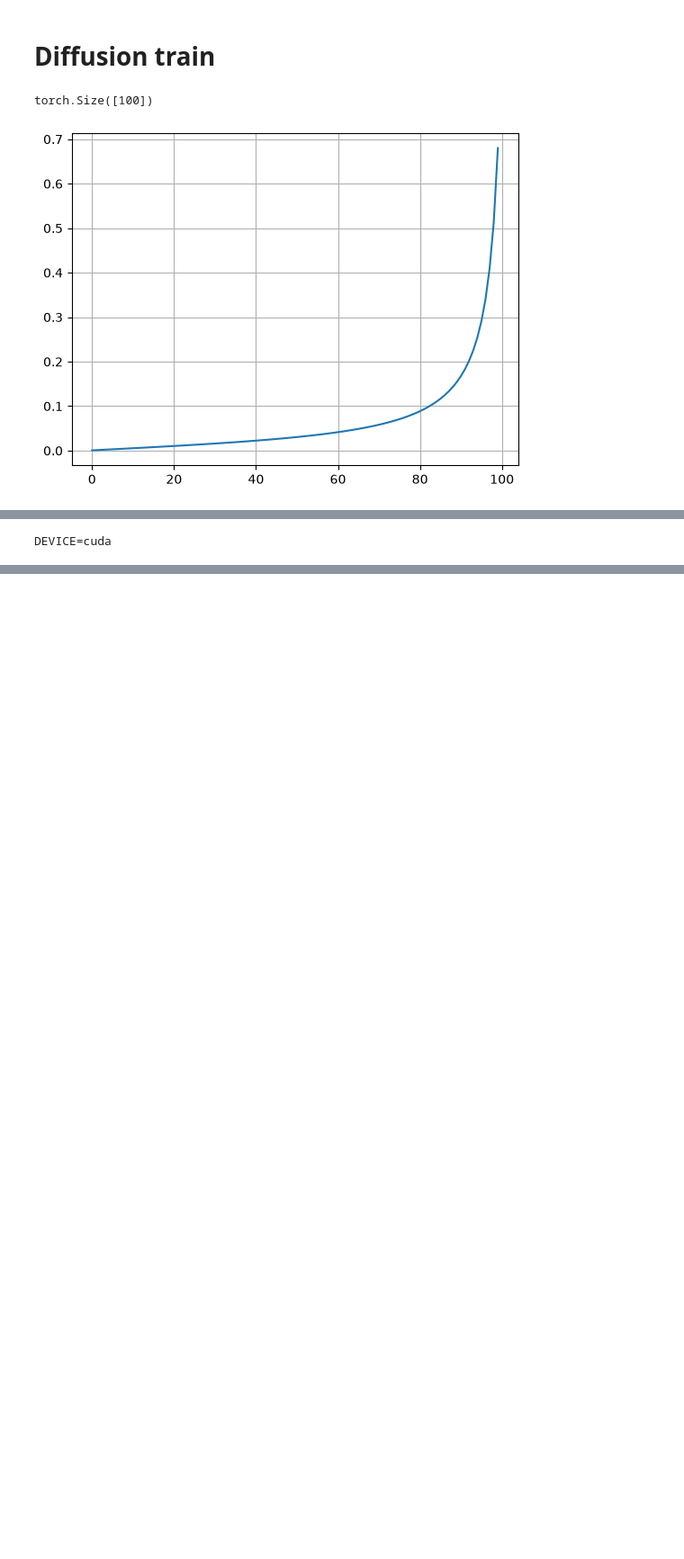
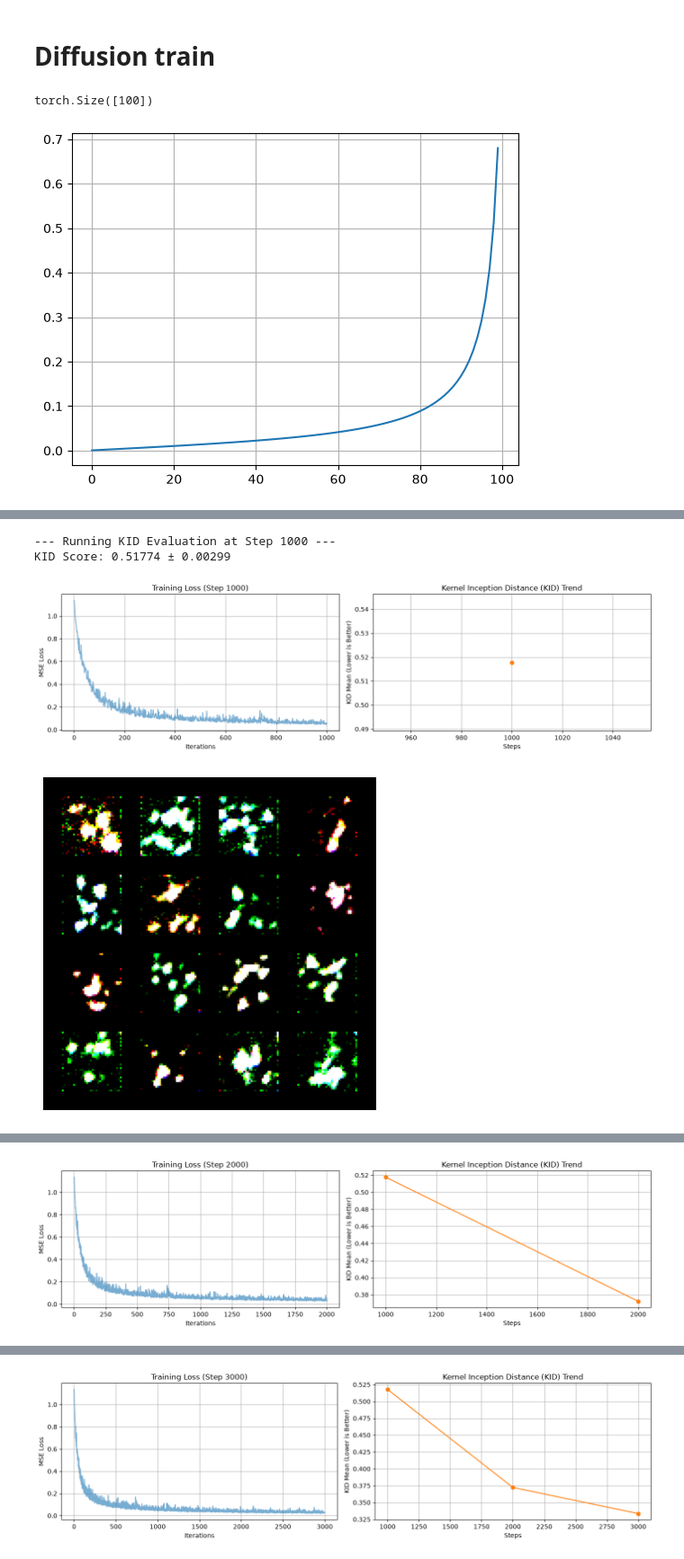
Before and after one commit to dominikstipic/DDM_Lurssen, a Jupyter notebook: lurssen.ipynb, the cells around one changed output, grey strips where cells are left out. Shown at 90% size. Drawn from its saved outputs; the diff is of its cells as text; code cells hidden in the pictures; blank space fills up the shorter version.

```diff
--- a/lurssen.ipynb
+++ b/lurssen.ipynb
@@ -130,65 +271,87 @@ Free within PyTorch:  0.00 GB
 # %%
-import torch
-import torch.nn.functional as F
-import torch.optim as optim
-from tqdm import tqdm
+def diagnostics(step, batch_losses, kid_steps, kid_means, model, dataloader, T, betas, alpha_cumprod, device):
+    print(f"\n--- Running KID Evaluation at Step {step} ---")
+    kid_mean, kid_std = evaluate(dataloader, model, T, betas, alpha_cumprod, device)
+    print(f"KID Score: {kid_mean:.5f} ± {kid_std:.5f}\n")
 
-batch_size = 16
-dataloader = get_dataloader(batch_size=batch_size)
+    # Store history for plotting
+    kid_steps.append(step)
+    kid_means.append(kid_mean)
 
-T = 100
-epochs = 1
-model = UNet(in_channels=3, out_channels=3)
-optimizer = optim.AdamW(
-    model.parameters(),
-    lr=1e-4,  # Learning rate
-    weight_decay=1e-4,  # L2 penalty (optional)
-)
-device = "cuda" if torch.cuda.is_available() else "cpu"
-print(f"DEVICE={device}")
-model = model.to(device)
+    # Plot Loss and KID side-by-side or stacked
+    fig, axes = plt.subplots(1, 2, figsize=(14, 4))
 
-# Generate the beta schedule
-betas = diffusion_schedule(T).to(device)
+    # Plot Training Loss
+    axes[0].plot(batch_losses, color='tab:blue', alpha=0.6)
+    axes[0].set_title(f"Training Loss (Step {step}) = {batch_losses[-1]}")
+    axes[0].set_xlabel("Iterations")
+    axes[0].set_ylabel("MSE Loss")
+    axes[0].grid(True)
 
-# Precompute cumulative signal coefficients
-alphas = 1.0 - betas
-alpha_bars = torch.cumprod(alphas, dim=0)
+    # Plot KID Score Trend
+    axes[1].plot(kid_steps, kid_means, marker='o', color='tab:orange', linestyle='-')
+    axes[1].set_title("Kernel Inception Distance (KID) Trend")
+    axes[1].set_xlabel("Steps")
+    axes[1].set_ylabel("KID Mean (Lower is Better)")
+    axes[1].grid(True)
 
-batch_losses = []
+    plt.tight_layout()
+    plt.show()
+
+    vizualize_batch(model, batch_size, T, betas, alpha_cumprod, "cuda")
+
+
+
 for epoch in range(epochs):
     model.train()
     epoch_loss = 0.0
     for i, (img_batch, _) in enumerate(tqdm(dataloader, desc=f"Epoch {epoch + 1}/{epochs}")):
+        global_step = epoch * len(dataloader) + i
+
         optimizer.zero_grad()
         img_batch = img_batch.to(device) # img_batch: 16, 3, 256, 256
 
         t = torch.randint(0, T, (batch_size,), device=device)
         epsilon = torch.randn_like(img_batch) # 16, 3, 256, 256
 
-        alpha_bar_t = alpha_bars[t]
+        alpha_bar_t = alpha_cumprod[t]
         alpha_bar_t = alpha_bar_t.view(-1, 1, 1, 1)
 
         noisy_images = (
             torch.sqrt(alpha_bar_t) * img_batch
             + torch.sqrt(1.0 - alpha_bar_t) * epsilon
         )
 
         predicted_noise = model(noisy_images, t)
 
         batch_loss = F.mse_loss(predicted_noise, epsilon)
         batch_loss.backward()
 
         epoch_loss += batch_loss.item()
         optimizer.step()
-        if i % 100 == 0:
-            print(f"i={i}, loss={batch_loss}")
         batch_losses.append(batch_loss.item())
+
+        if global_step != 0 and global_step % 1000 == 0:
+            diagnostics(
+                step=global_step,
+                batch_losses=batch_losses,
+                kid_steps=kid_steps,
+                kid_means=kid_means,
+                model=model,
+                dataloader=dataloader,
+                T=T,
+                betas=betas,
+                alpha_cumprod=alpha_cumprod,
+                device=device
+            )
     epoch_loss /= len(dataloader)
     print(f"EPOCH LOSS={epoch_loss:.6f}")
     torch.save(model.state_dict(), f"unet_weights_epoch_{epoch+1}.pth")
 
 
 # Save model weights
 # %% [output]
-DEVICE=cuda
+--- Running KID Evaluation at Step 1000 ---
+KID Score: 0.51774 ± 0.00299
+[figure, added]
+[figure, added]
@@ -195,0 +360 @@ i=0, loss=1.2941182851791382
+[figure, added]
@@ -196,0 +364 @@ i=10, loss=0.901308536529541
+[figure, added]
```
Also changed, not shown: parts of 16 cells of this notebook.
